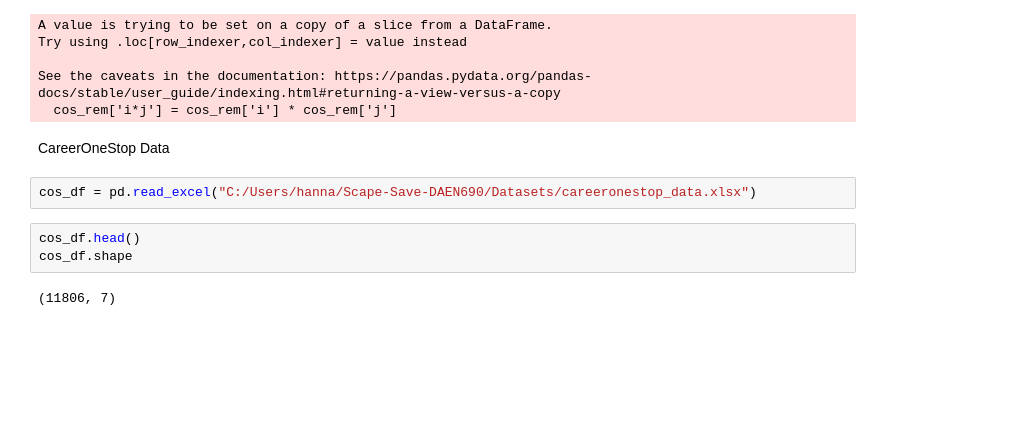
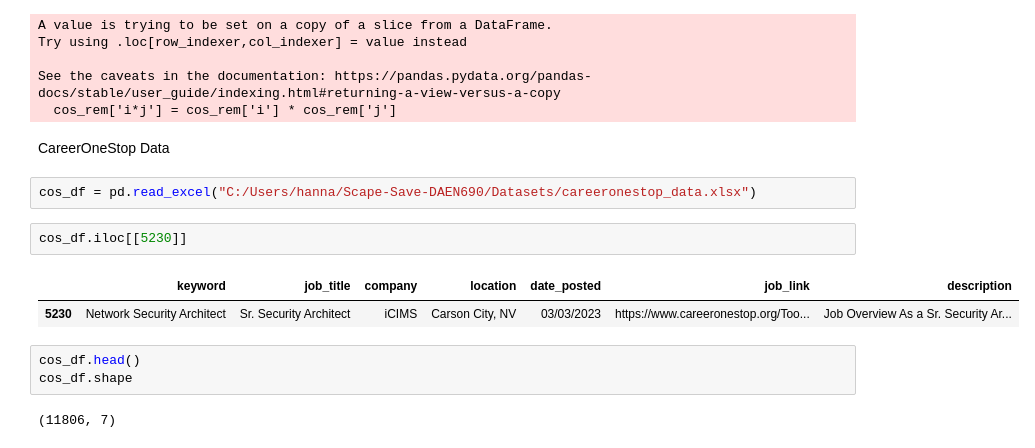
Before and after one commit to hannahabraham-gmu/Scape-Save-DAEN690, a Jupyter notebook: Demand Analysis/bertopic modeling.ipynb, the cells around one changed output. Saved outputs shown, nothing was run; the diff lists cells and outputs as text; blank space fills up the shorter version.

```diff
--- a/Demand Analysis/bertopic modeling.ipynb
+++ b/Demand Analysis/bertopic modeling.ipynb
@@ -101,6 +105,11 @@ See the caveats in the documentation: https://pandas.pydata.org/pandas-docs/stab
 CareerOneStop Data
 # %%
 cos_df = pd.read_excel("C:/Users/hanna/Scape-Save-DAEN690/Datasets/careeronestop_data.xlsx")
+# %%
+cos_df.iloc[[5230]]
+# %% [output]
+|  | keyword | job_title | company | location | date_posted | job_link | description |
+| 5230 | Network Security Architect | Sr. Security Architect | iCIMS | Carson City, NV | 03/03/2023 | https://www.careeronestop.org/Too... | Job Overview As a Sr. Security Ar... |
 # %%
 cos_df.head()
 cos_df.shape
```
Also changed, not shown: parts of 10 cells of this notebook.
